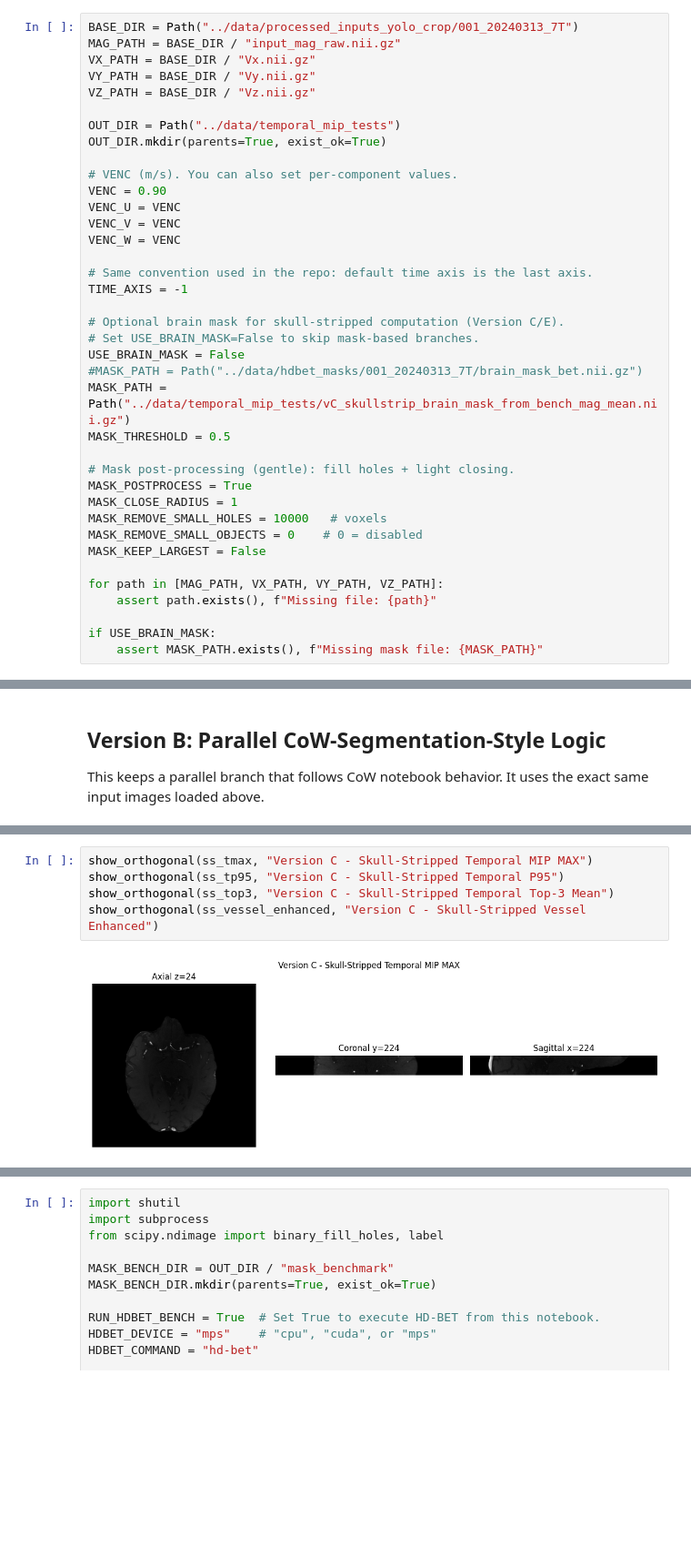
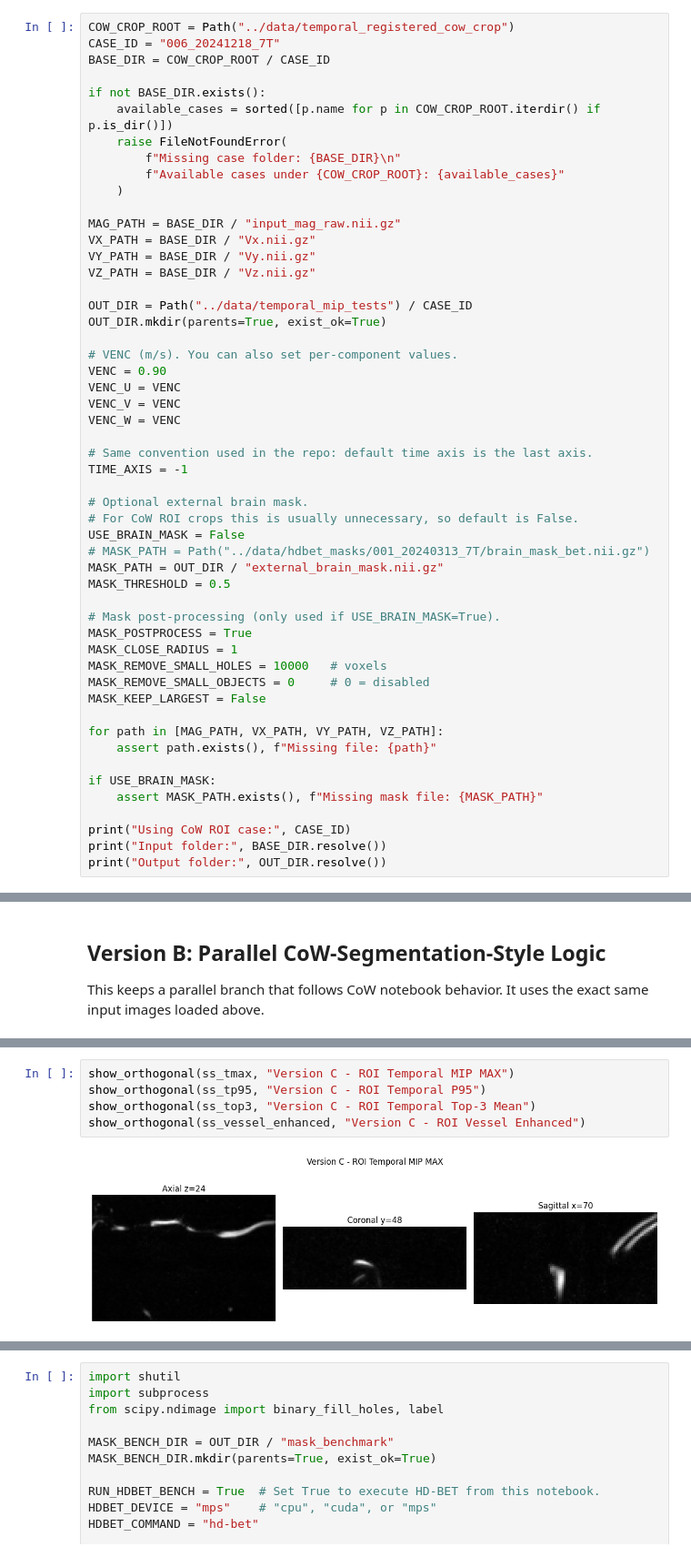
Before and after one commit to zheng-sk/NeuroFlow, a Jupyter notebook: notebooks/temporal_mip_experiments.ipynb, the cells around one changed output, grey strips where cells are left out. Shown at 91% size. Cells and saved outputs as stored; diff of their text form; blank space fills up the shorter version.

```diff
--- a/notebooks/temporal_mip_experiments.ipynb
+++ b/notebooks/temporal_mip_experiments.ipynb
@@ -22,11 +22,21 @@ Adjust VENC and case paths as needed.
 # %%
-BASE_DIR = Path("../data/processed_inputs_yolo_crop/001_20240313_7T")
+COW_CROP_ROOT = Path("../data/temporal_registered_cow_crop")
+CASE_ID = "006_20241218_7T"
+BASE_DIR = COW_CROP_ROOT / CASE_ID
+
+if not BASE_DIR.exists():
+    available_cases = sorted([p.name for p in COW_CROP_ROOT.iterdir() if p.is_dir()])
+    raise FileNotFoundError(
+        f"Missing case folder: {BASE_DIR}\n"
+        f"Available cases under {COW_CROP_ROOT}: {available_cases}"
+    )
+
 MAG_PATH = BASE_DIR / "input_mag_raw.nii.gz"
 VX_PATH = BASE_DIR / "Vx.nii.gz"
 VY_PATH = BASE_DIR / "Vy.nii.gz"
 VZ_PATH = BASE_DIR / "Vz.nii.gz"
 
-OUT_DIR = Path("../data/temporal_mip_tests")
+OUT_DIR = Path("../data/temporal_mip_tests") / CASE_ID
 OUT_DIR.mkdir(parents=True, exist_ok=True)
 
 # VENC (m/s). You can also set per-component values.
@@ -38,18 +48,18 @@ VENC_W = VENC
 # Same convention used in the repo: default time axis is the last axis.
 TIME_AXIS = -1
 
-# Optional brain mask for skull-stripped computation (Version C/E).
-# Set USE_BRAIN_MASK=False to skip mask-based branches.
+# Optional external brain mask.
+# For CoW ROI crops this is usually unnecessary, so default is False.
 USE_BRAIN_MASK = False
-#MASK_PATH = Path("../data/hdbet_masks/001_20240313_7T/brain_mask_bet.nii.gz")
-MASK_PATH = Path("../data/temporal_mip_tests/vC_skullstrip_brain_mask_from_bench_mag_mean.nii.gz")
+# MASK_PATH = Path("../data/hdbet_masks/001_20240313_7T/brain_mask_bet.nii.gz")
+MASK_PATH = OUT_DIR / "external_brain_mask.nii.gz"
 MASK_THRESHOLD = 0.5
 
-# Mask post-processing (gentle): fill holes + light closing.
+# Mask post-processing (only used if USE_BRAIN_MASK=True).
 MASK_POSTPROCESS = True
 MASK_CLOSE_RADIUS = 1
 MASK_REMOVE_SMALL_HOLES = 10000   # voxels
-MASK_REMOVE_SMALL_OBJECTS = 0    # 0 = disabled
+MASK_REMOVE_SMALL_OBJECTS = 0     # 0 = disabled
 MASK_KEEP_LARGEST = False
 
 for path in [MAG_PATH, VX_PATH, VY_PATH, VZ_PATH]:
@@ -57,3 +67,7 @@ for path in [MAG_PATH, VX_PATH, VY_PATH, VZ_PATH]:
 
 if USE_BRAIN_MASK:
     assert MASK_PATH.exists(), f"Missing mask file: {MASK_PATH}"
+
+print("Using CoW ROI case:", CASE_ID)
+print("Input folder:", BASE_DIR.resolve())
+print("Output folder:", OUT_DIR.resolve())
@@ -457,7 +475,7 @@ ss_vessel_enhanced shape= (448, 448, 48) in-mask min/mean/max= 0.0 0.06027316674
 # %%
-show_orthogonal(ss_tmax, "Version C - Skull-Stripped Temporal MIP MAX")
-show_orthogonal(ss_tp95, "Version C - Skull-Stripped Temporal P95")
-show_orthogonal(ss_top3, "Version C - Skull-Stripped Temporal Top-3 Mean")
-show_orthogonal(ss_vessel_enhanced, "Version C - Skull-Stripped Vessel Enhanced")
+show_orthogonal(ss_tmax, "Version C - ROI Temporal MIP MAX")
+show_orthogonal(ss_tp95, "Version C - ROI Temporal P95")
+show_orthogonal(ss_top3, "Version C - ROI Temporal Top-3 Mean")
+show_orthogonal(ss_vessel_enhanced, "Version C - ROI Vessel Enhanced")
 # %% [output]
-[figure, old version]
+[figure, new version]
```
Also changed, not shown: parts of 40 cells of this notebook, 13 other files.
